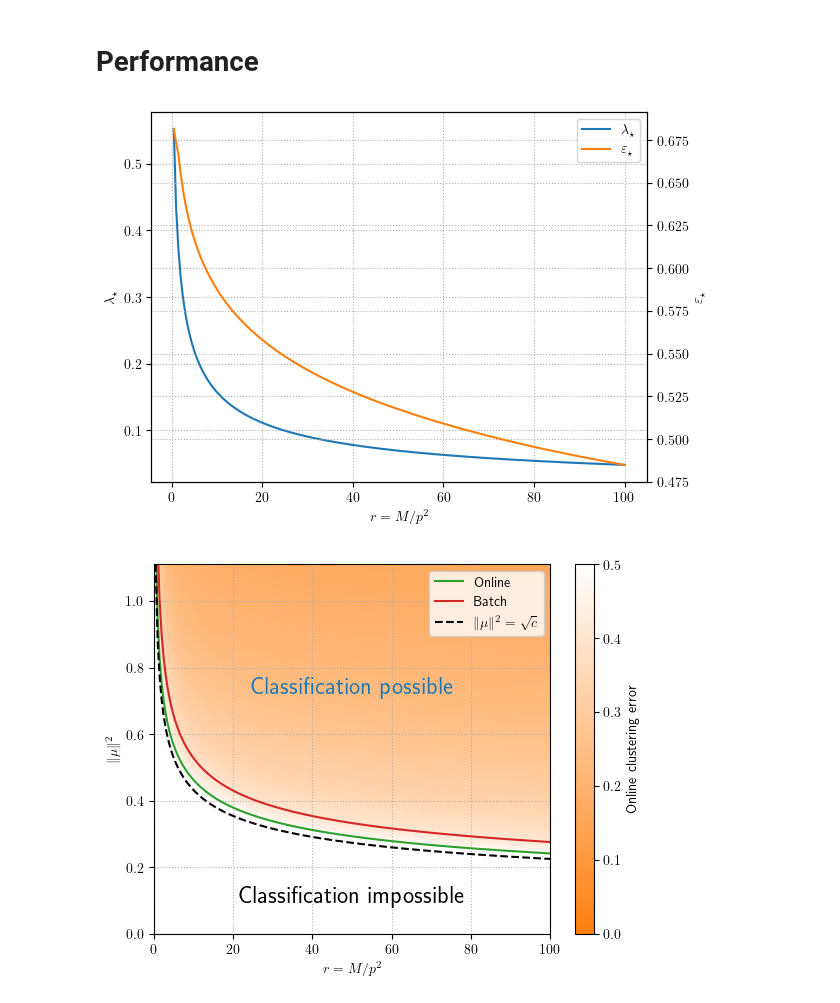
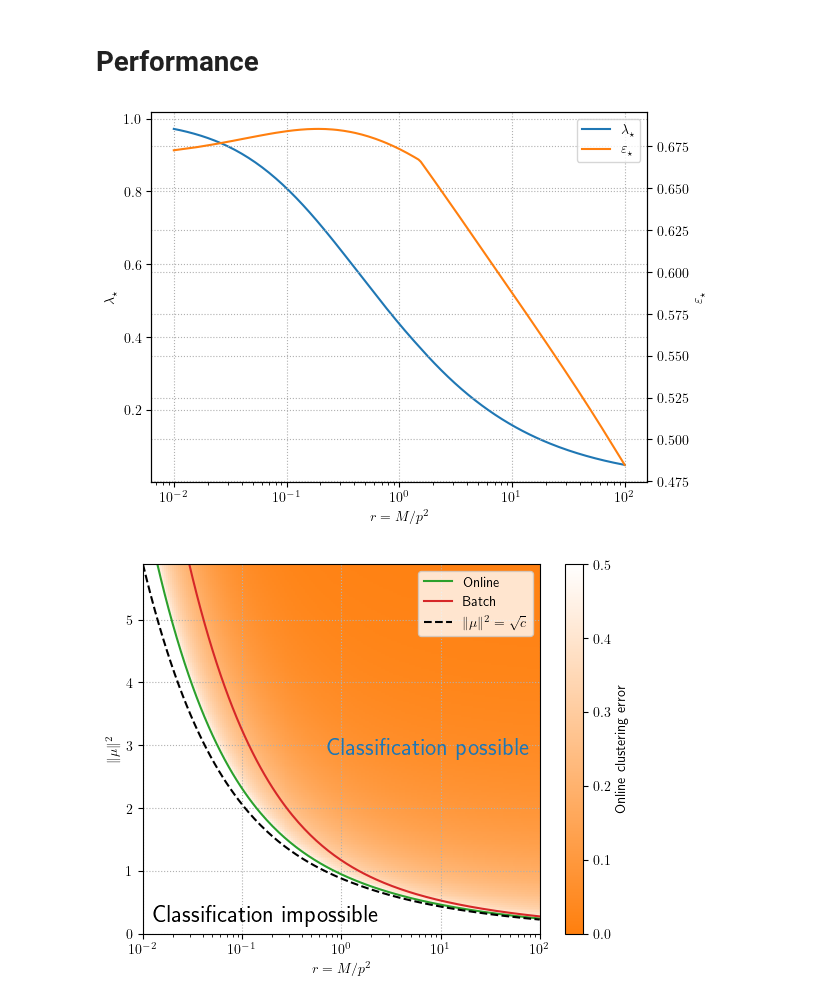
Before and after one commit to HugoLebeau/online_learning, a Jupyter notebook: memory_policy.ipynb, the cells around one changed output. Saved outputs shown, nothing was run; the diff lists cells and outputs as text; code cells hidden in the pictures.

Commit message:
log plot

```diff
--- a/memory_policy.ipynb
+++ b/memory_policy.ipynb
@@ -57,7 +57,7 @@ eps = 0.5876542600786313
 # %% [markdown]
 # Performance
 # %%
-memr = np.linspace(0.5, 100, 200)
+memr = np.logspace(-2, 2, 200)
 opt_ll = np.empty_like(memr)*np.nan
 pht = np.empty_like(memr)*np.nan
 # %%
@@ -78,6 +78,7 @@ ax2 = ax1.twinx()
 
 plot1 = ax1.plot(memr, opt_ll, color='C0', label="$\\lambda_\\star$", zorder=3)
 ax1.grid(ls=':', zorder=2)
+ax1.set_xscale('log')
 ax1.set_xlabel("$r = M / p^2$")
 ax1.set_ylabel("$\\lambda_\\star$")
 
@@ -89,9 +90,9 @@ plots = plot1+plot2
 labels = [plot.get_label() for plot in plots]
 ax2.legend(plots, labels);
 # %% [output]
-[figure, old version]
+[figure, new version]
 # %%
-right = memr.max()
+left, right = memr.min(), memr.max()
 top = np.sqrt(opt_ll[0]/(1-opt_ll[0]))
 mu2r = np.linspace(0, top, 200)
 zeta0 = np.zeros((memr.size, mu2r.size))
@@ -107,18 +108,19 @@ online_err = error_rate(np.maximum(zeta0, 0))
 # %%
 cmap = LinearSegmentedColormap.from_list('test', ['C1', 'white'])
 plt.plot(memr, pht, color='C2', label="Online")
 plt.plot(memr, 1/np.sqrt((np.sqrt(2*memr+1)-1)), color='C3', label="Batch")
 plt.plot(memr, np.sqrt(opt_ll/(1-opt_ll)), ls='--', color='black', label="$\\| \\mu \\|^2 = \\sqrt{c}$")
 mesh = plt.pcolormesh(memr, mu2r, online_err.T, norm=Normalize(0, 0.5), cmap=cmap, alpha=1)
 cbar = plt.colorbar(mesh, orientation='vertical')
 cbar.set_label("Online clustering error")
 plt.grid(ls=':')
-plt.xlim(0, right)
+plt.xscale('log')
+plt.xlim(left, right)
 plt.ylim(0, top)
-plt.text(right/2, 2*top/3, "Classification possible", color='C0', fontsize='xx-large', fontweight='bold', ha='center', va='center')
-plt.text(right/2, top/10, "Classification impossible", color='black', fontsize='xx-large', fontweight='bold', ha='center', va='center')
+plt.text(right*10**(-0.1), top/2, "Classification possible", color='C0', fontsize='xx-large', fontweight='bold', ha='right', va='center')
+plt.text(left*10**(0.1), top/20, "Classification impossible", color='black', fontsize='xx-large', fontweight='bold', ha='left', va='center')
 plt.xlabel("$r = M / p^2$")
 plt.ylabel("$\\| \\mu \\|^2$")
 plt.legend();
 # %% [output]
-[figure, old version]
+[figure, new version]
```
